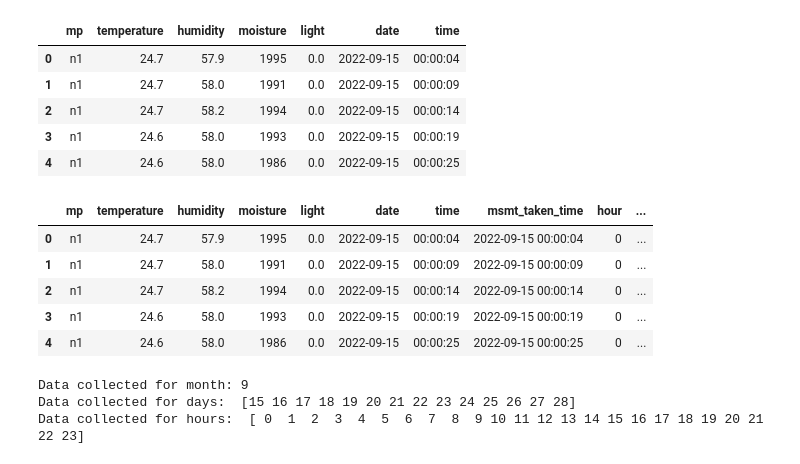
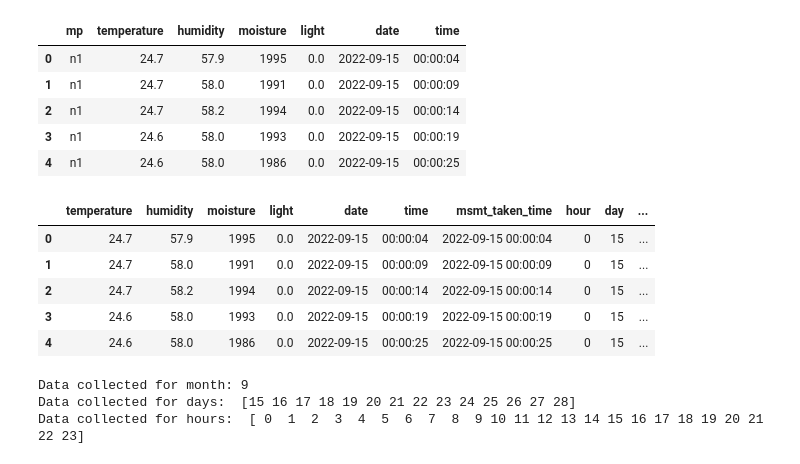
Before and after one commit to santausd/plant_health_assessment_model, a Jupyter notebook: AAI_530_A1_Group_1_IoT_Based_Crop_Monitoring_and_Health_Assessment.ipynb, the cells around one changed output. Cells and saved outputs as stored; diff of their text form; code cells hidden in the pictures.

```diff
--- a/AAI_530_A1_Group_1_IoT_Based_Crop_Monitoring_and_Health_Assessment.ipynb
+++ b/AAI_530_A1_Group_1_IoT_Based_Crop_Monitoring_and_Health_Assessment.ipynb
@@ -176,19 +186,23 @@ sensor_df.head()
 | 2 | n1 | 24.7 | 58.2 | 1994 | 0.0 | 2022-09-15 | 00:00:14 |
 | 3 | n1 | 24.6 | 58.0 | 1993 | 0.0 | 2022-09-15 | 00:00:19 |
 | 4 | n1 | 24.6 | 58.0 | 1986 | 0.0 | 2022-09-15 | 00:00:25 |
+# %%
+column_names = ['temperature', 'humidity', 'moisture', 'light']
+#sensor_df.plot(x='time', y=column_names, subplots=True, figsize=(15, 10))
+sensor_wo_mp_df = sensor_df.drop(columns=['mp'])
 # %%
-sensor_df['msmt_taken_time'] = pd.to_datetime(sensor_df['date'] + ' ' + sensor_df['time'], format = '%Y-%m-%d %H:%M:%S')
-sensor_df['hour'] = sensor_df['msmt_taken_time'].dt.hour
-sensor_df['day'] = sensor_df['msmt_taken_time'].dt.day
-sensor_df['month'] = sensor_df['msmt_taken_time'].dt.month
+sensor_wo_mp_df['msmt_taken_time'] = pd.to_datetime(sensor_wo_mp_df['date'] + ' ' + sensor_wo_mp_df['time'], format = '%Y-%m-%d %H:%M:%S')
+sensor_wo_mp_df['hour'] = sensor_wo_mp_df['msmt_taken_time'].dt.hour
+sensor_wo_mp_df['day'] = sensor_wo_mp_df['msmt_taken_time'].dt.day
+sensor_wo_mp_df['month'] = sensor_wo_mp_df['msmt_taken_time'].dt.month
 # %%
 #View the first few records to get familiar with the data.
-sensor_df.head()
+sensor_wo_mp_df.head()
 # %% [output]
-|  | mp | temperature | humidity | moisture | light | date | time | msmt_taken_time | hour | ... |
-| 0 | n1 | 24.7 | 57.9 | 1995 | 0.0 | 2022-09-15 | 00:00:04 | 2022-09-15 00:00:04 | 0 | ... |
-| 1 | n1 | 24.7 | 58.0 | 1991 | 0.0 | 2022-09-15 | 00:00:09 | 2022-09-15 00:00:09 | 0 | ... |
-| 2 | n1 | 24.7 | 58.2 | 1994 | 0.0 | 2022-09-15 | 00:00:14 | 2022-09-15 00:00:14 | 0 | ... |
-| 3 | n1 | 24.6 | 58.0 | 1993 | 0.0 | 2022-09-15 | 00:00:19 | 2022-09-15 00:00:19 | 0 | ... |
-| 4 | n1 | 24.6 | 58.0 | 1986 | 0.0 | 2022-09-15 | 00:00:25 | 2022-09-15 00:00:25 | 0 | ... |
+|  | temperature | humidity | moisture | light | date | time | msmt_taken_time | hour | day | ... |
+| 0 | 24.7 | 57.9 | 1995 | 0.0 | 2022-09-15 | 00:00:04 | 2022-09-15 00:00:04 | 0 | 15 | ... |
+| 1 | 24.7 | 58.0 | 1991 | 0.0 | 2022-09-15 | 00:00:09 | 2022-09-15 00:00:09 | 0 | 15 | ... |
+| 2 | 24.7 | 58.2 | 1994 | 0.0 | 2022-09-15 | 00:00:14 | 2022-09-15 00:00:14 | 0 | 15 | ... |
+| 3 | 24.6 | 58.0 | 1993 | 0.0 | 2022-09-15 | 00:00:19 | 2022-09-15 00:00:19 | 0 | 15 | ... |
+| 4 | 24.6 | 58.0 | 1986 | 0.0 | 2022-09-15 | 00:00:25 | 2022-09-15 00:00:25 | 0 | 15 | ... |
 # %%
```
Also changed, not shown: parts of 33 cells of this notebook.
